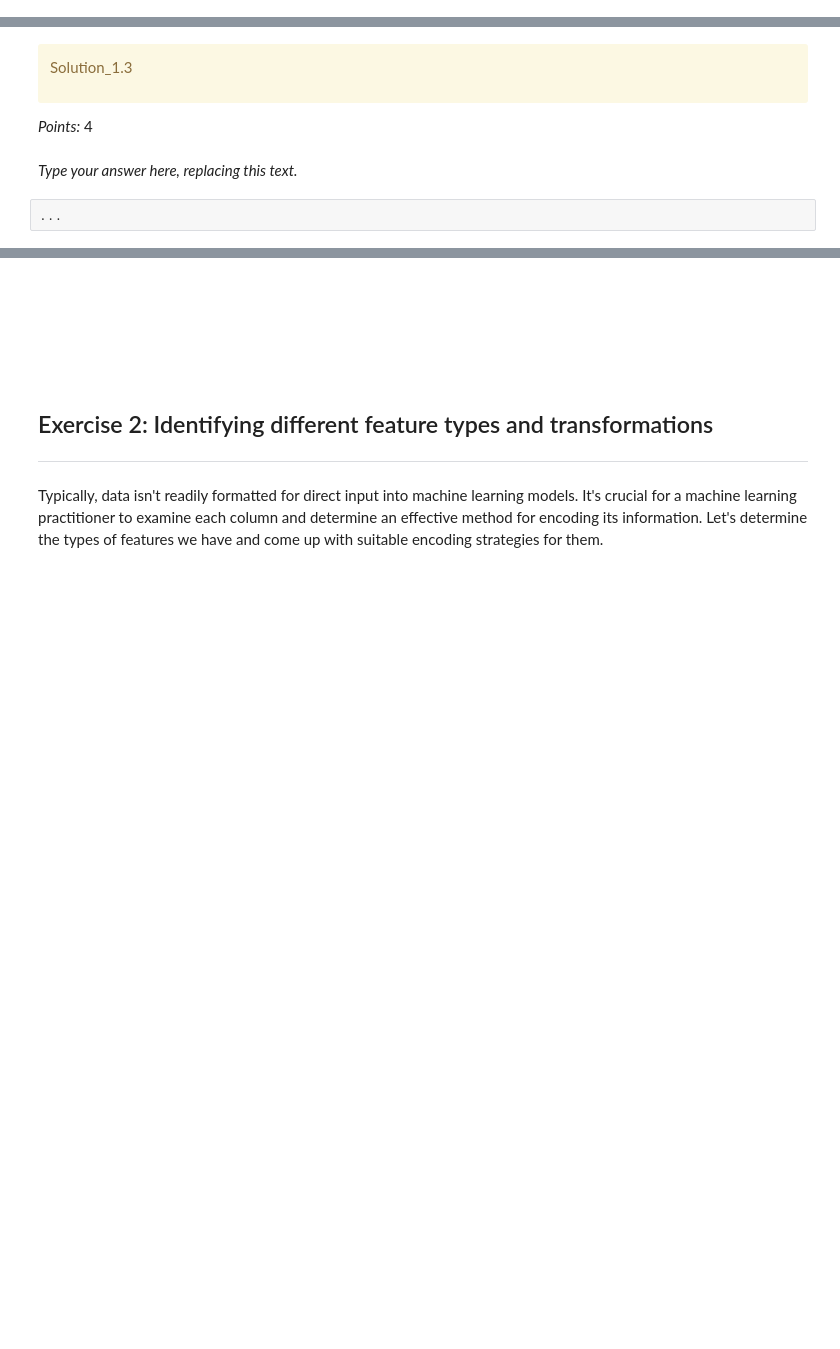
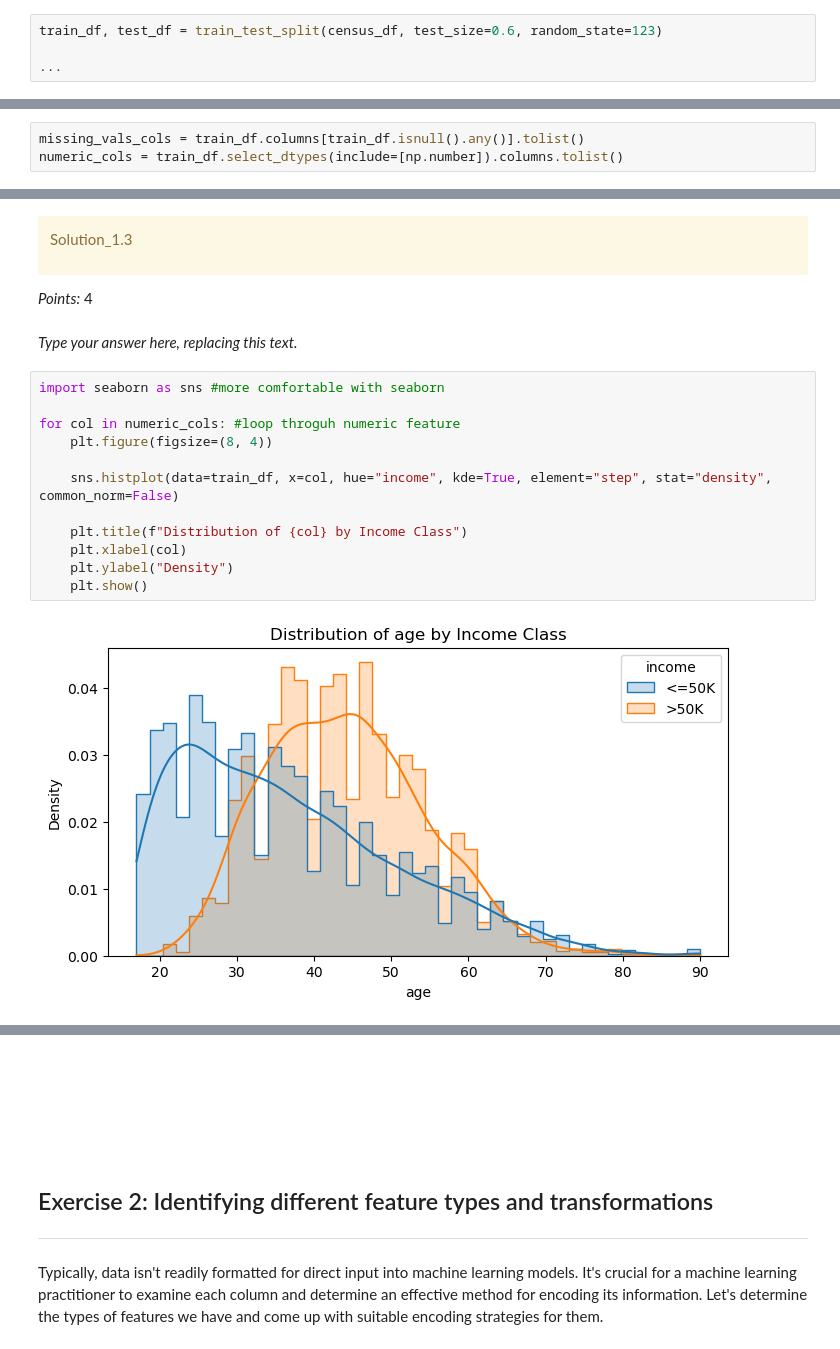
Before and after one commit to ansonnchan/cpsc-330, a Jupyter notebook: homeworks/HW3/hw3.ipynb, the cells around one changed output, grey strips where cells are left out. Saved outputs shown, nothing was run; the diff lists cells and outputs as text; blank space fills up the shorter version.

```diff
--- a/homeworks/HW3/hw3.ipynb
+++ b/homeworks/HW3/hw3.ipynb
@@ -101,0 +99,4 @@ test_df = None
+# %%
+train_df, test_df = train_test_split(census_df, test_size=0.6, random_state=123)
+
+...
@@ -159,0 +204,3 @@ numeric_cols = []
+# %%
+missing_vals_cols = train_df.columns[train_df.isnull().any()].tolist()
+numeric_cols = train_df.select_dtypes(include=[np.number]).columns.tolist()
@@ -187,5 +238,17 @@ Solution_1.3
 _Points:_ 4
 # %% [markdown]
 _Type your answer here, replacing this text._
-# %%
-...
+# %%
+import seaborn as sns #more comfortable with seaborn
+
+for col in numeric_cols: #loop throguh numeric feature
+    plt.figure(figsize=(8, 4))
+
+    sns.histplot(data=train_df, x=col, hue="income", kde=True, element="step", stat="density", common_norm=False)
+
+    plt.title(f"Distribution of {col} by Income Class")
+    plt.xlabel(col)
+    plt.ylabel("Density")
+    plt.show()
+# %% [output]
+[figure, added]
```
Also changed, not shown: parts of 56 cells of this notebook, 1 other file.
